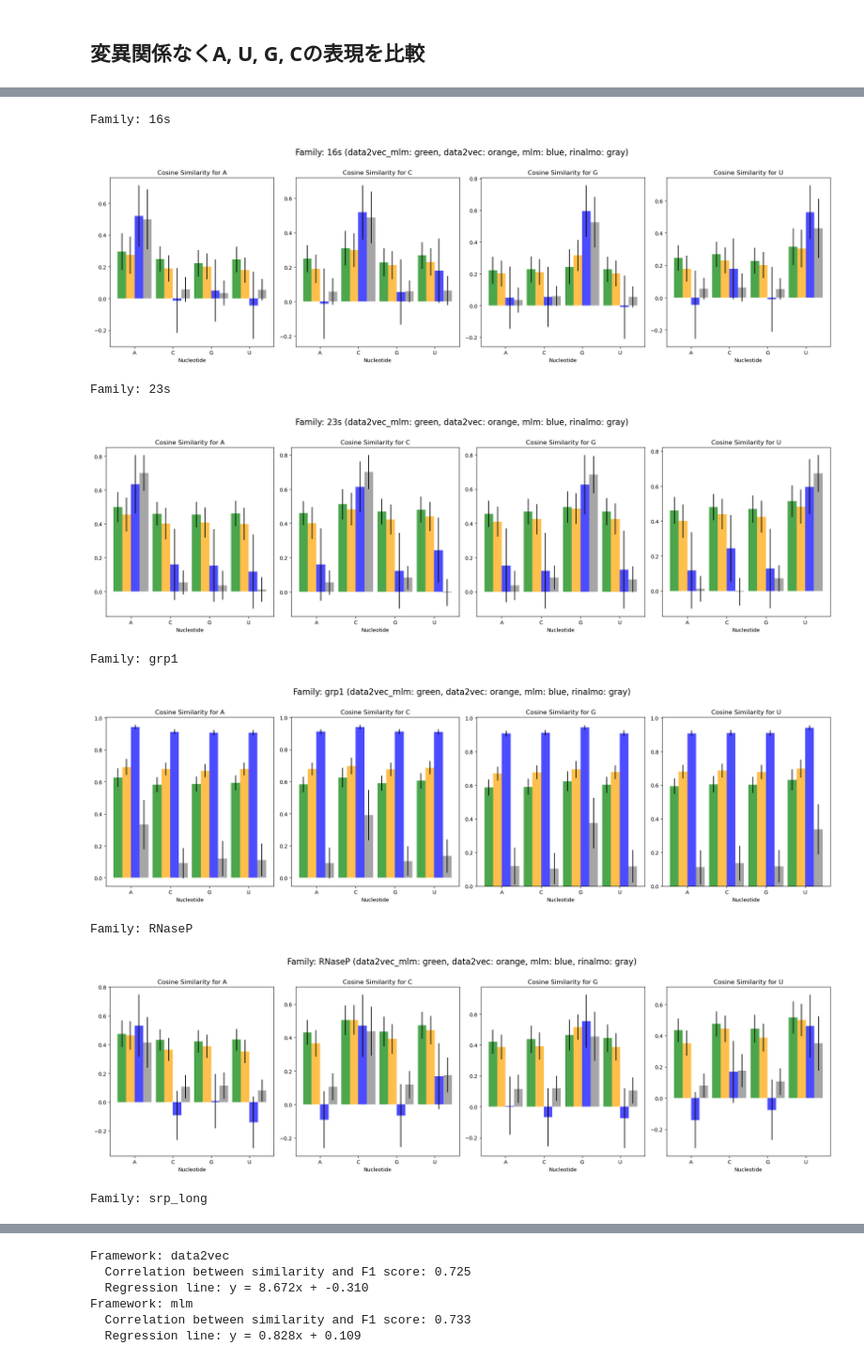
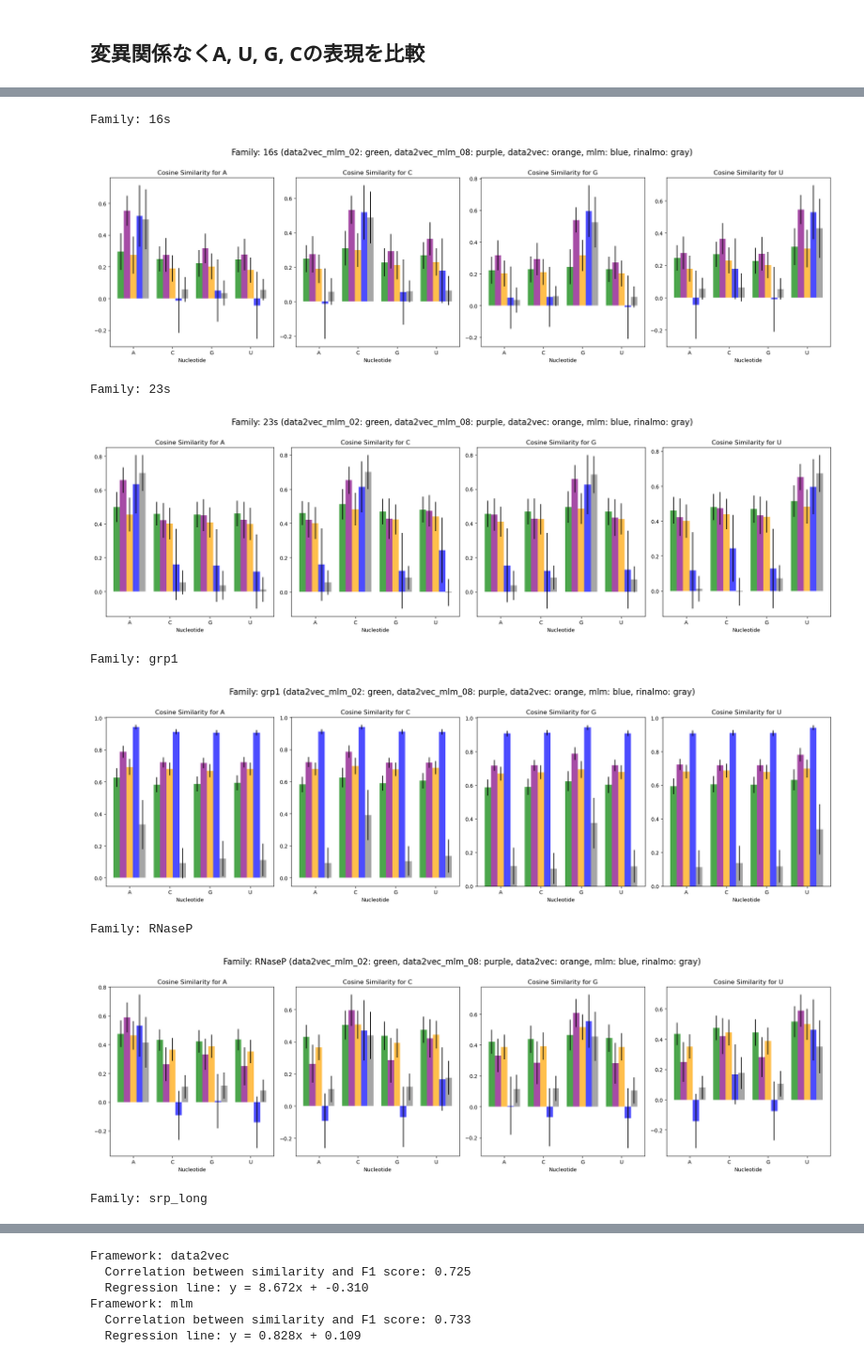
Before and after one commit to milktea484/MLMvsData2vec, a Jupyter notebook: notebook/repr_analysis.ipynb, the cells around one changed output, grey strips where cells are left out. Shown at 94% size. Drawn from its saved outputs; the diff is of its cells as text; code cells hidden in the pictures.

Commit message:
add new framework path

```diff
--- a/notebook/repr_analysis.ipynb
+++ b/notebook/repr_analysis.ipynb
@@ -26,11 +26,12 @@ os.chdir(
 print("Current working directory:", os.getcwd())
 
 # frameworks = ["data2vec", "mlm", "rnafm", "rinalmo"]
-frameworks = ["data2vec_mlm", "data2vec", "mlm", "rinalmo"]
+frameworks = ["data2vec_mlm_02", "data2vec_mlm_08", "data2vec", "mlm", "rinalmo"]
 framework_colors = {
     "data2vec": "orange",
     "mlm": "blue",
-    "data2vec_mlm": "green",
+    "data2vec_mlm_02": "green",
+    "data2vec_mlm_08": "purple",
     "rinalmo": "gray",
 }
 nucleotides = ["A", "C", "G", "U"]
@@ -52,7 +53,8 @@ framework_path_dict = {
         "./results/pretrain_results/data2vec/20260307T153057/"
     ),
     "mlm": Path("./results/pretrain_results/mlm/20260316T030756/"),
-    "data2vec_mlm": Path("./results/pretrain_results/data2vec/20260324T045257/"),
+    "data2vec_mlm_02": Path("./results/pretrain_results/data2vec/20260324T045257/"),
+    "data2vec_mlm_08": Path("./results/pretrain_results/data2vec/20260406T124643/"),
     "rinalmo": Path("./data/embeddings/RiNALMo_ArchiveII.h5"),
 }
 
@@ -179,7 +181,7 @@ for framework_name in frameworks:
             experiment_cfg=cfg.experiment,
             device=device
         )
-    elif framework_name == "data2vec_mlm":
+    elif framework_name in ["data2vec_mlm_02", "data2vec_mlm_08"]:
         model = pretrain.models.data2vecModel(
             **cfg.framework,
             padding_idx=cfg.dataset.tokens.index("<pad>"),
@@ -336,7 +338,7 @@ for fam in family:
     print(f"Family: {fam}")
     fig, axes = plt.subplots(1, 4, figsize=(20, 6))  # (compare_kinds, nucleotides)
     x = np.arange(len(nucleotides)) * (1.0 + 0.125 * (len(frameworks) - 3))
-    width_base = 0.25
+    width_base = 0.2
     width = width_base * len(frameworks)
 
     for framework_name in frameworks:
@@ -467,9 +469,9 @@ Family: 5s
 Family: 16s
-[figure, old version]
+[figure, new version]
 Family: 23s
-[figure, old version]
+[figure, new version]
 Family: grp1
-[figure, old version]
+[figure, new version]
 Family: RNaseP
-[figure, old version]
+[figure, new version]
 Family: srp_long
```
Also changed, not shown: parts of 2 cells of this notebook, 1 other file.
